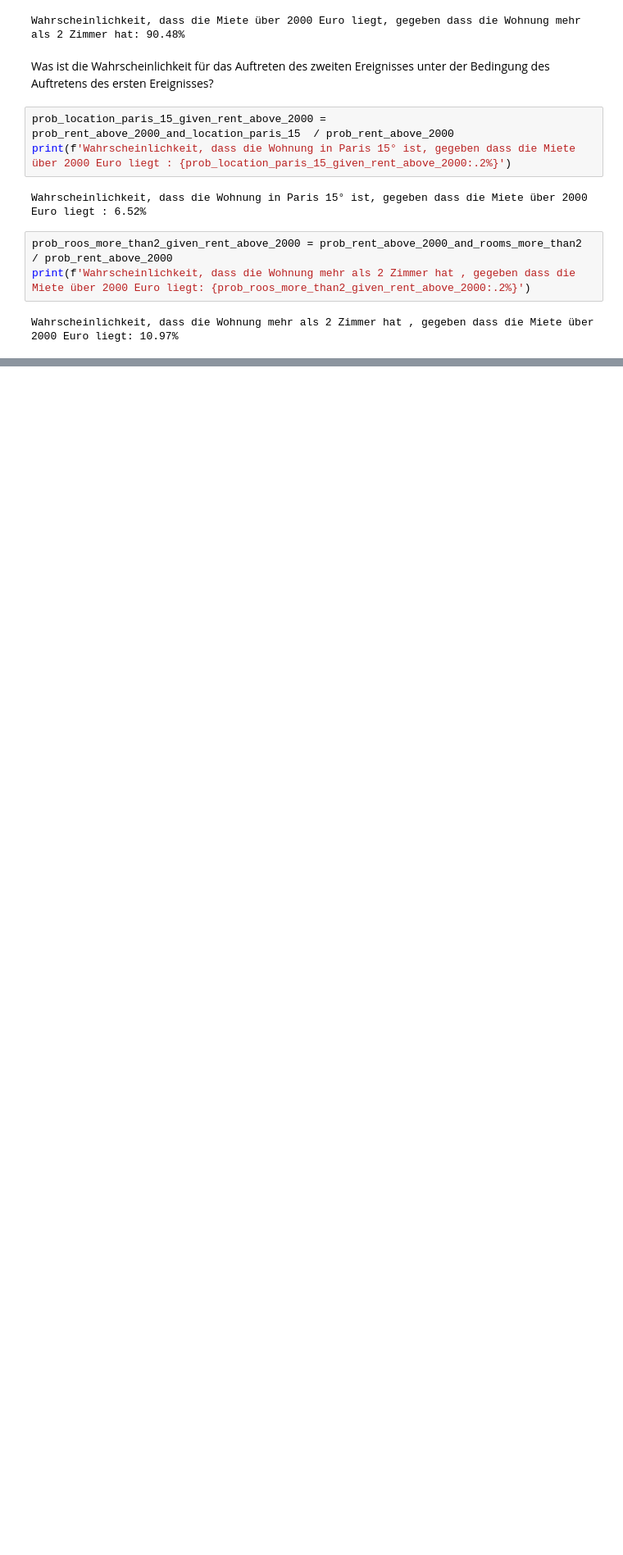
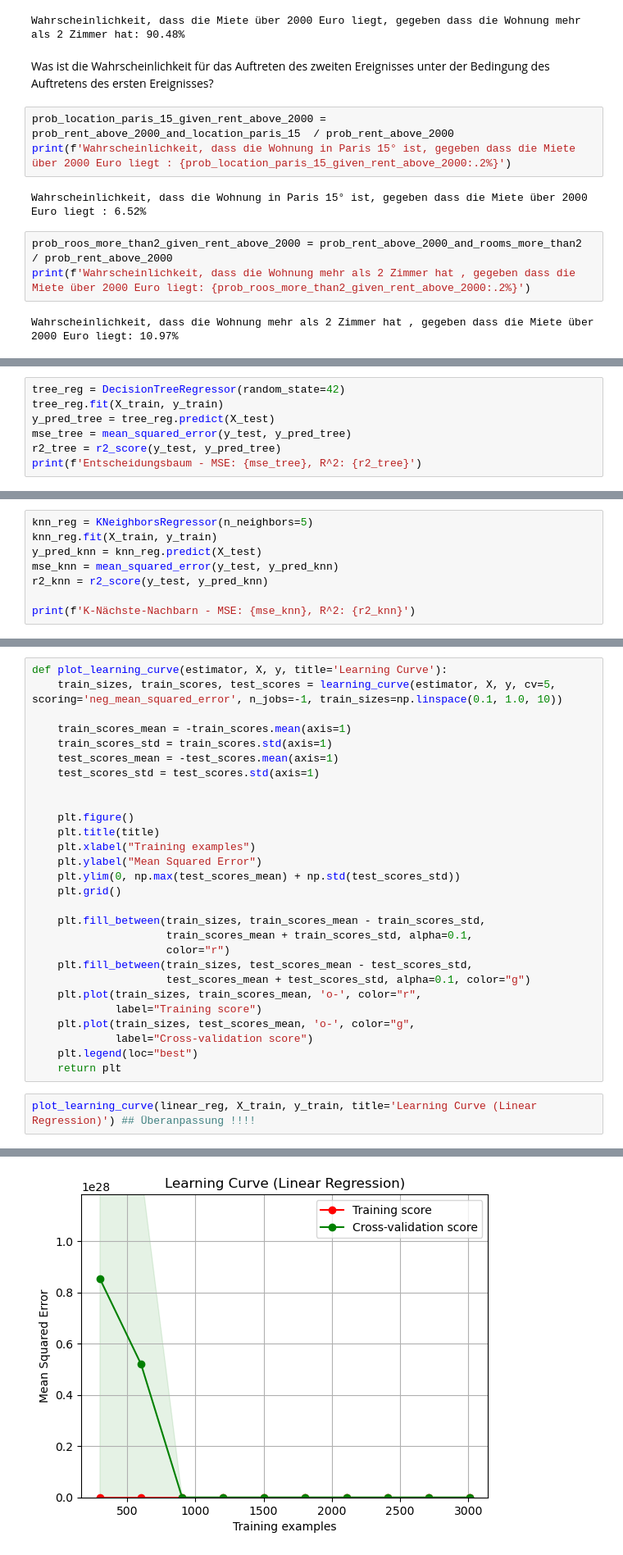
Before and after one commit to phlippos/Data-Mining, a Jupyter notebook: paris.ipynb, the cells around one changed output, grey strips where cells are left out. Shown at 82% size. Saved outputs shown, nothing was run; the diff lists cells and outputs as text; blank space fills up the shorter version.

```diff
--- a/paris.ipynb
+++ b/paris.ipynb
@@ -547,0 +596,7 @@ Wahrscheinlichkeit, dass die Wohnung mehr als 2 Zimmer hat , gegeben dass die Mi
+# %%
+tree_reg = DecisionTreeRegressor(random_state=42)
+tree_reg.fit(X_train, y_train)
+y_pred_tree = tree_reg.predict(X_test)
+mse_tree = mean_squared_error(y_test, y_pred_tree)
+r2_tree = r2_score(y_test, y_pred_tree)
+print(f'Entscheidungsbaum - MSE: {mse_tree}, R^2: {r2_tree}')
@@ -547,0 +605,8 @@ Wahrscheinlichkeit, dass die Wohnung mehr als 2 Zimmer hat , gegeben dass die Mi
+# %%
+knn_reg = KNeighborsRegressor(n_neighbors=5)
+knn_reg.fit(X_train, y_train)
+y_pred_knn = knn_reg.predict(X_test)
+mse_knn = mean_squared_error(y_test, y_pred_knn)
+r2_knn = r2_score(y_test, y_pred_knn)
+
+print(f'K-Nächste-Nachbarn - MSE: {mse_knn}, R^2: {r2_knn}')
@@ -547,0 +615,31 @@ Wahrscheinlichkeit, dass die Wohnung mehr als 2 Zimmer hat , gegeben dass die Mi
+# %%
+def plot_learning_curve(estimator, X, y, title='Learning Curve'):
+    train_sizes, train_scores, test_scores = learning_curve(estimator, X, y, cv=5, scoring='neg_mean_squared_error', n_jobs=-1, train_sizes=np.linspace(0.1, 1.0, 10))
+
+    train_scores_mean = -train_scores.mean(axis=1)
+    train_scores_std = train_scores.std(axis=1)
+    test_scores_mean = -test_scores.mean(axis=1)
+    test_scores_std = test_scores.std(axis=1)
+
+
+    plt.figure()
+    plt.title(title)
+    plt.xlabel("Training examples")
+    plt.ylabel("Mean Squared Error")
+    plt.ylim(0, np.max(test_scores_mean) + np.std(test_scores_std))
+    plt.grid()
+
+    plt.fill_between(train_sizes, train_scores_mean - train_scores_std,
+                     train_scores_mean + train_scores_std, alpha=0.1,
+                     color="r")
+    plt.fill_between(train_sizes, test_scores_mean - test_scores_std,
+                     test_scores_mean + test_scores_std, alpha=0.1, color="g")
+    plt.plot(train_sizes, train_scores_mean, 'o-', color="r",
+             label="Training score")
+    plt.plot(train_sizes, test_scores_mean, 'o-', color="g",
+             label="Cross-validation score")
+    plt.legend(loc="best")
+    return plt
+# %%
+plot_learning_curve(linear_reg, X_train, y_train, title='Learning Curve (Linear Regression)') ## Überanpassung !!!!
+# %% [output]
@@ -547,0 +647 @@ Wahrscheinlichkeit, dass die Wohnung mehr als 2 Zimmer hat , gegeben dass die Mi
+[figure, added]
```
Also changed, not shown: parts of 54 cells of this notebook.
